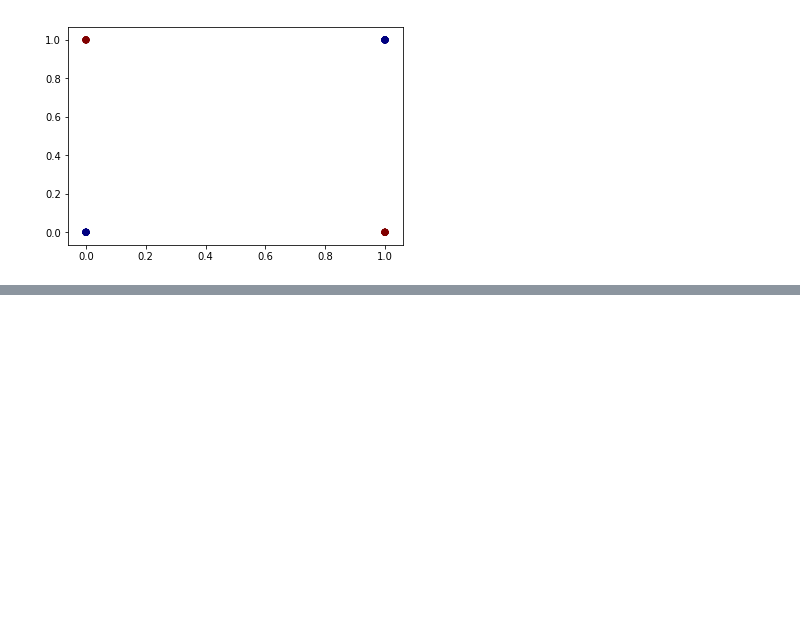
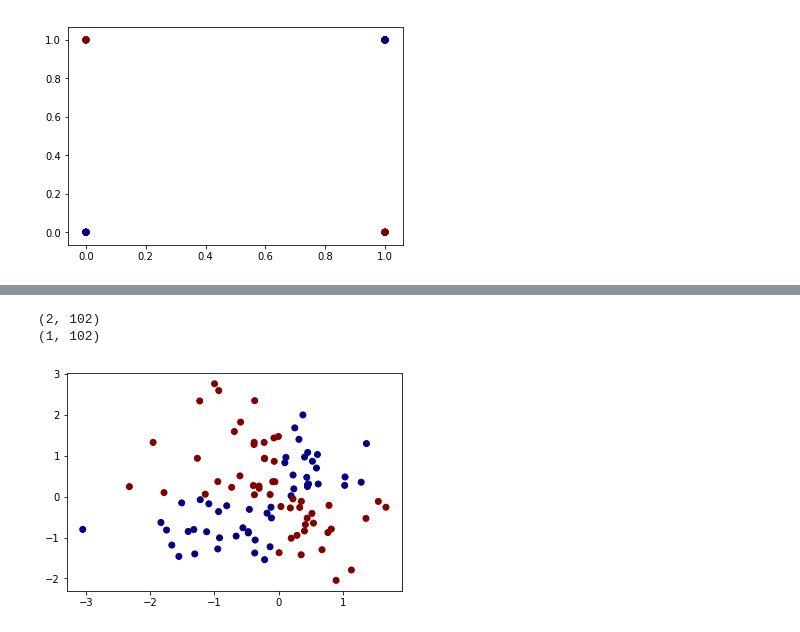
Before and after one commit to tommisignori/neural_network, a Jupyter notebook: mynn_2hl.ipynb, the cells around one changed output, grey strips where cells are left out. Drawn from its saved outputs; the diff is of its cells as text; code cells hidden in the pictures; blank space fills up the shorter version.

```diff
--- a/mynn_2hl.ipynb
+++ b/mynn_2hl.ipynb
@@ -361,0 +404,6 @@ plot_dataset(X_test,Y_test)
+# %%
+plot_dataset(X_test, Y_test)
+# %% [output]
+(2, 102)
+(1, 102)
+[figure, added]
```
Also changed, not shown: parts of 6 cells of this notebook.
